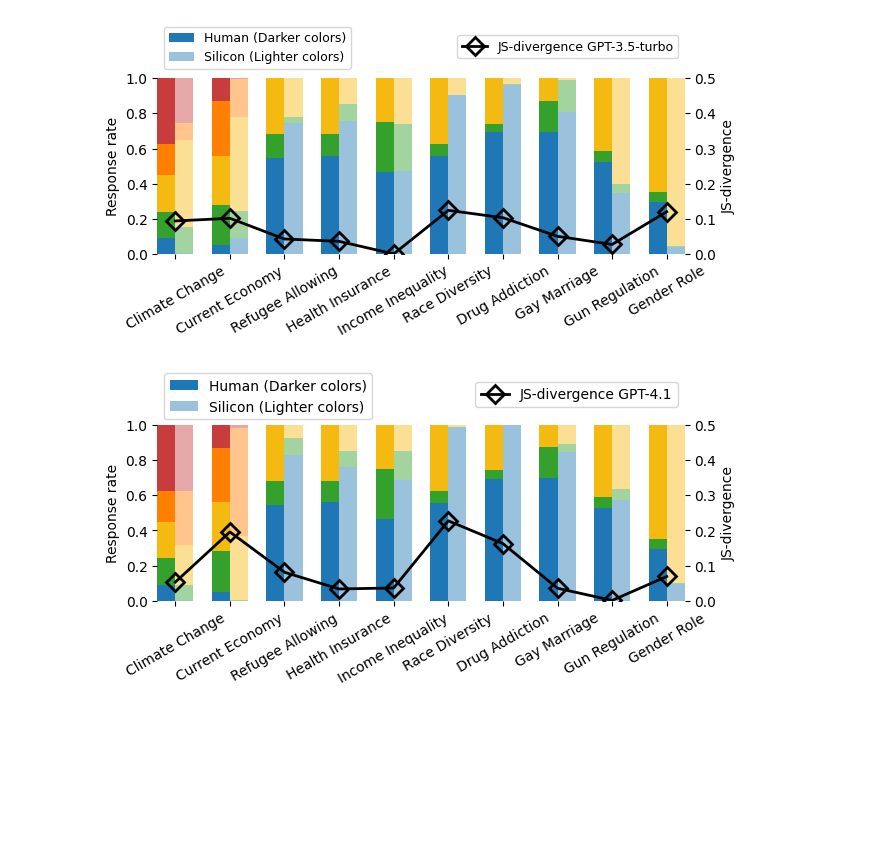
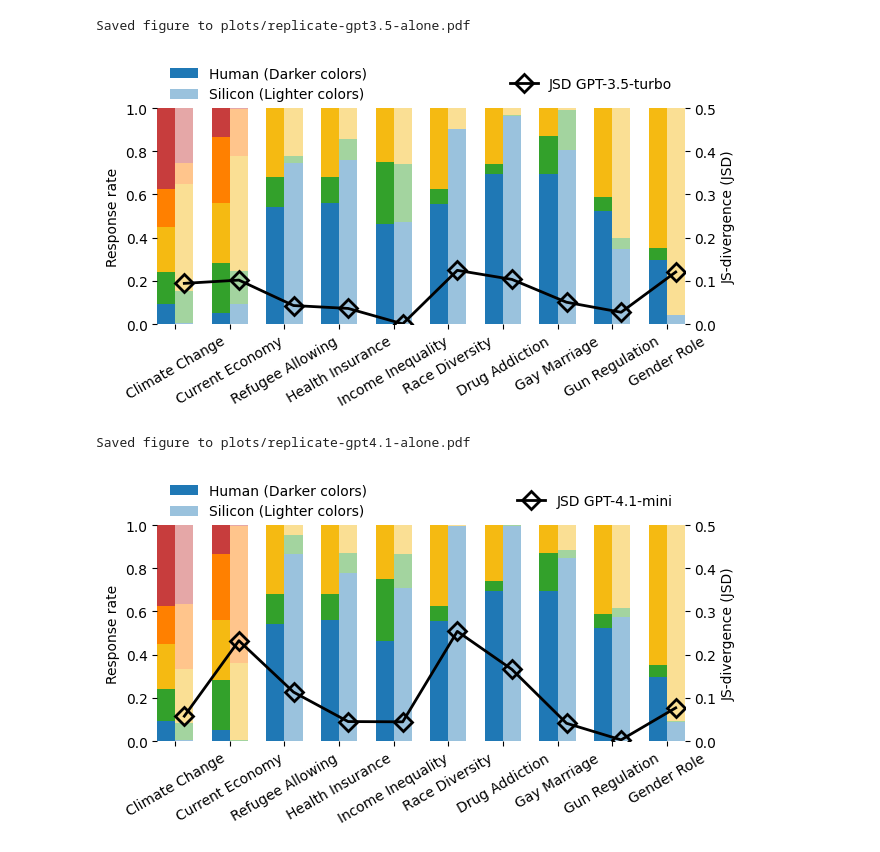
Before and after one commit to songgaojundeng/mitigating-social-desirability-bias, a Jupyter notebook: Replicate_only_Analysis_Code.ipynb, the cells around one changed output. Cells and saved outputs as stored; diff of their text form; code cells hidden in the pictures; blank space fills up the shorter version.

```diff
--- a/Replicate_only_Analysis_Code.ipynb
+++ b/Replicate_only_Analysis_Code.ipynb
@@ -228,7 +228,7 @@ def plot_replicate_stacked_single_JSD(human_results, silicon_results, jsd_result
         (0.78, 0.24, 0.24, 0.45),
     ]
 
-    fig, ax1 = plt.subplots(figsize=(6.6, 3.8))
+    fig, ax1 = plt.subplots(figsize=(6.6, 4))
     bar_width = 0.33
 
     # --- Plot stacked Human bars ---
@@ -268,23 +268,23 @@ def plot_replicate_stacked_single_JSD(human_results, silicon_results, jsd_result
 
     ax1.set_xlabel('')
     # ax1.legend(loc='upper left', ncol=1, frameon=True, bbox_to_anchor=(0, 1.22))
-    ax1.legend(loc='upper left', ncol=1, frameon=True, bbox_to_anchor=(0.0, 1.33))
+    ax1.legend(loc='upper left', ncol=1, frameon=False, bbox_to_anchor=(0.0, 1.25))
 
     # --- JSD lines on secondary axis ---
     ax2 = ax1.twinx()
     ax2.plot(
-        x, jsd1,
+        x+bar_width/2, jsd1,
         color='black', marker='D', markerfacecolor='none',
         markersize=9, linewidth=2, markeredgewidth=2,linestyle='-',
-        label=f'JS-divergence {model}'
+        label=f'JSD {model}'
     )
 
-    ax2.set_ylabel('JS-divergence')
+    ax2.set_ylabel('JS-divergence (JSD)')
     ax2.set_ylim(0, 0.5)
     ax2.set_xmargin(0.00)
 
     # --- JSD legend ---
-    ax2.legend(loc='upper right', frameon=True, bbox_to_anchor=(1, 1.28))
+    ax2.legend(loc='upper right', frameon=False, bbox_to_anchor=(1, 1.2))
     plt.rcParams.update({
     "font.size": 10,
     "axes.titlesize": 10,
@@ -320,25 +320,29 @@ def plot_replicate_stacked_single_JSD(human_results, silicon_results, jsd_result
 # %%
 # GPT-3.5-turbo
 original_results = get_counts("results/main_mq_results_unzipped/full_results_2020_", qids)
 
 
 jsd_results_original = jsd_divergence_between_sets(human_results, original_results, base=2)
 
 
 plot_replicate_stacked_single_JSD(human_results, original_results, jsd_results_original,
-                       'GPT-3.5-turbo',  '')
+                       'GPT-3.5-turbo',  'plots/replicate-gpt3.5-alone.pdf')
 # %% [output]
+Saved figure to plots/replicate-gpt3.5-alone.pdf
-[figure, old version]
+[figure, new version]
 # %%
 # GPT-4.1
-replicate_results = get_counts("Publication Results/GPT4.1/main_mq_results/full_results_2020_", qids)
+# replicate_results = get_counts("Publication Results/GPT4.1/main_mq_results/full_results_2020_", qids)
+# replicate_results = get_counts("Publication Results/GPT4.1/main_mq_results/full_results_2020_", qids)
+replicate_results = get_counts("Publication Results/Gpt4.1-Mini-Determinstic/main_mq_results/full_results_2020_", qids)
 
 jsd_results_replicate = jsd_divergence_between_sets(human_results, replicate_results, base=2)
 
 plot_replicate_stacked_single_JSD(human_results, replicate_results, jsd_results_replicate,
-                       'GPT-4.1',  '')
+                       'GPT-4.1-mini',  'plots/replicate-gpt4.1-alone.pdf')
 # %% [output]
+Saved figure to plots/replicate-gpt4.1-alone.pdf
-[figure, old version]
+[figure, new version]
 # %%
 # LLama 3.1 8b
 replicate_results = get_counts("MLLM Results/main_mq_results/full_results_2020_", qids)
```
Also changed, not shown: parts of 2 cells of this notebook, 4 other files.
